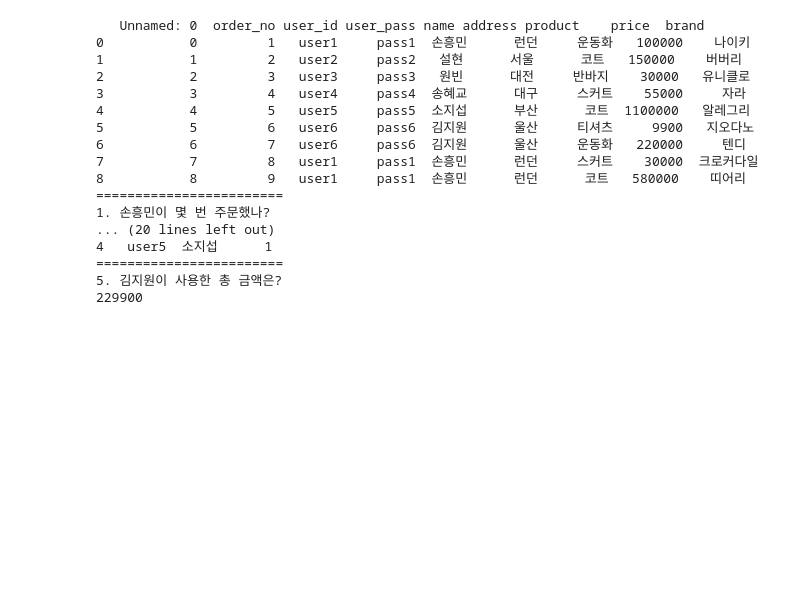
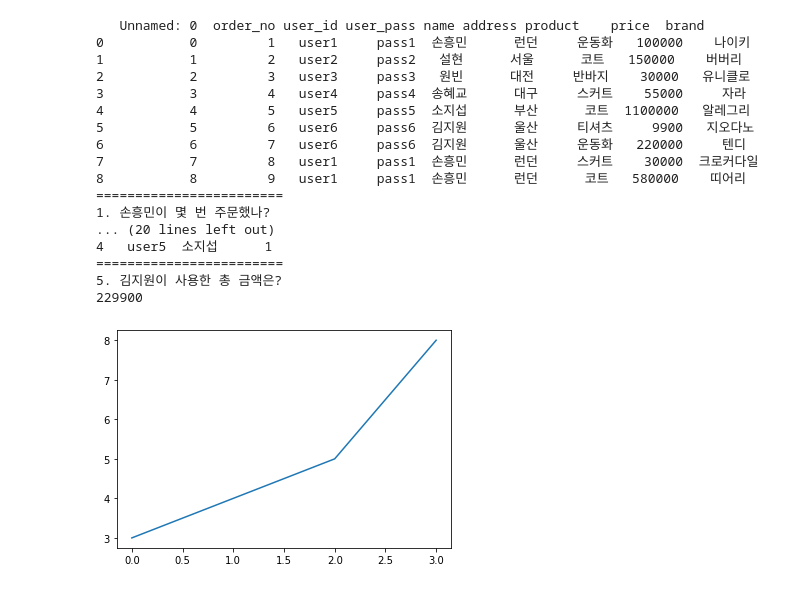
Before and after one commit to WujinK/3.17-, a Jupyter notebook: 3_25.ipynb, the cells around one changed output. Drawn from its saved outputs; the diff is of its cells as text; code cells hidden in the pictures; blank space fills up the shorter version.

```diff
--- a/3_25.ipynb
+++ b/3_25.ipynb
@@ -265,3 +265,10 @@ print(df[jw]["price"].sum())
 ========================
 5. 김지원이 사용한 총 금액은?
 229900
+# %%
+# 시각화하기
+import matplotlib.pyplot as plt
+plt.plot([3,4,5,8])
+plt.show()
+# %% [output]
+[figure, added]
```
Also changed, not shown: parts of 4 cells of this notebook.
